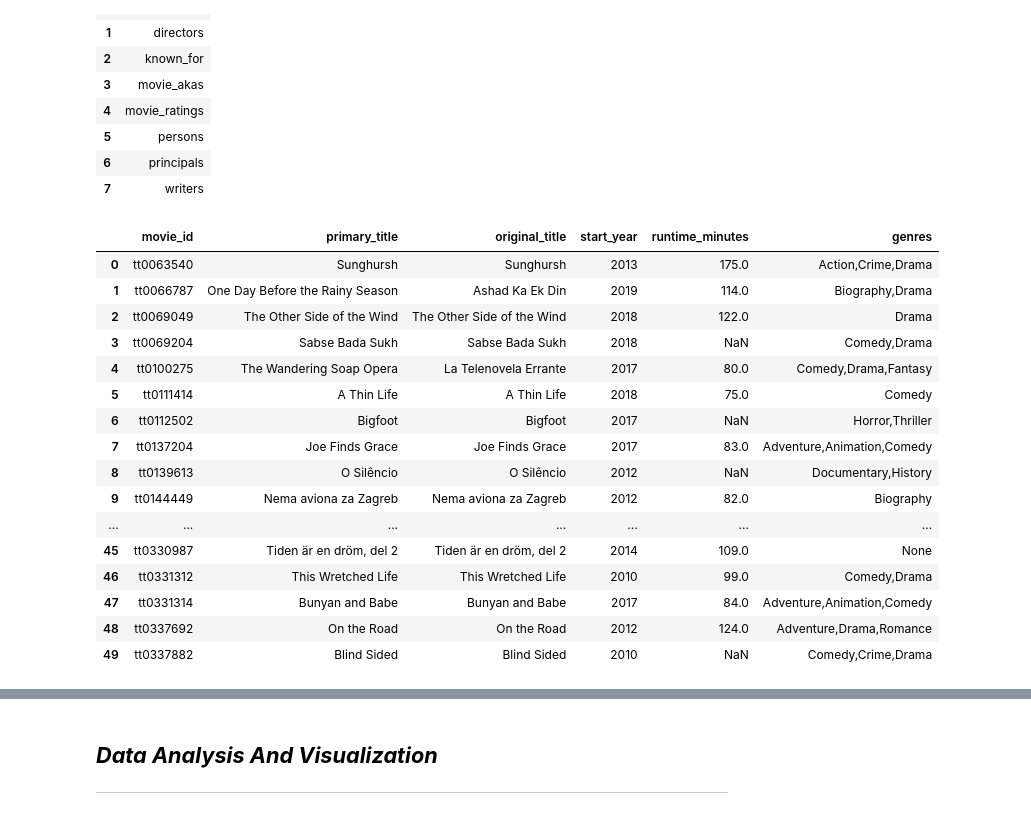
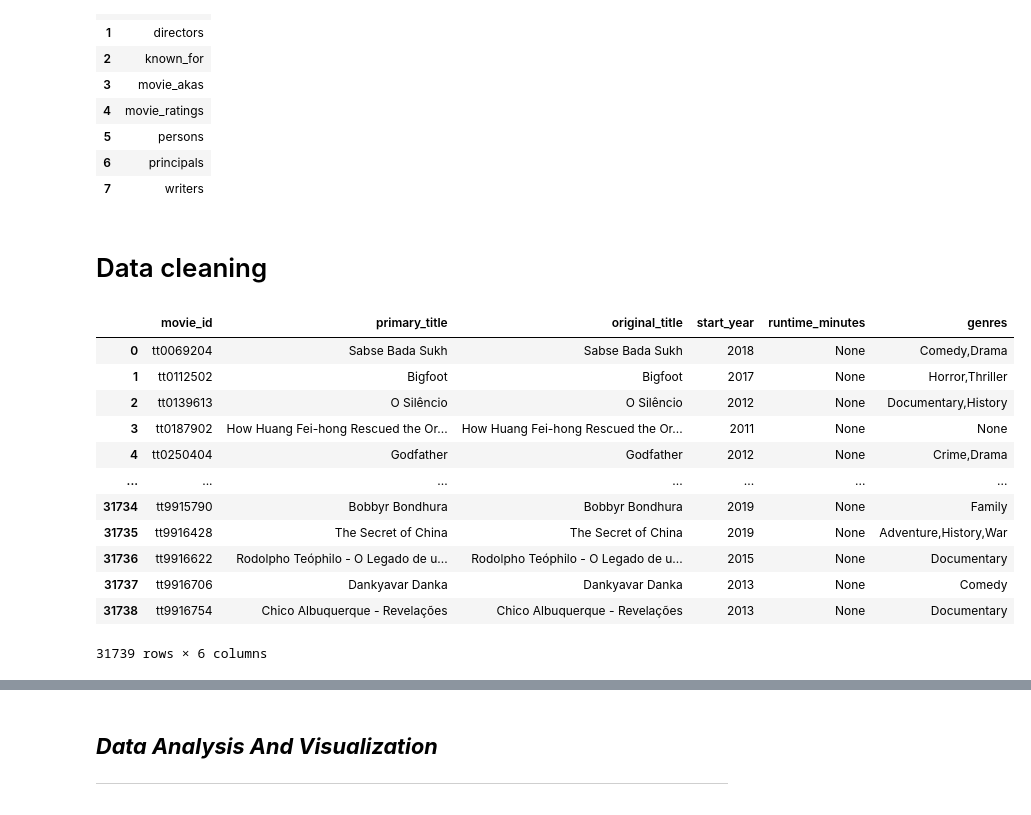
Before and after one commit to Alanmuchiri/Group7---Phase-2, a Jupyter notebook: film_performance.ipynb, the cells around one changed output, grey strips where cells are left out. Drawn from its saved outputs; the diff is of its cells as text; code cells hidden in the pictures.

```diff
--- a/film_performance.ipynb
+++ b/film_performance.ipynb
@@ -377,28 +378,26 @@ WHERE type = 'table';
 | 5 | persons |
 | 6 | principals |
 | 7 | writers |
+# %% [markdown]
+# Data cleaning
 # %%
 pd.read_sql("""
 SELECT *
 FROM movie_basics
-LIMIT 50;
+WHERE runtime_minutes IS NULL;
 """,conn
 )
 # %% [output]
 |  | movie_id | primary_title | original_title | start_year | runtime_minutes | genres |
-| 0 | tt0063540 | Sunghursh | Sunghursh | 2013 | 175.0 | Action,Crime,Drama |
-| 1 | tt0066787 | One Day Before the Rainy Season | Ashad Ka Ek Din | 2019 | 114.0 | Biography,Drama |
-| 2 | tt0069049 | The Other Side of the Wind | The Other Side of the Wind | 2018 | 122.0 | Drama |
-| 3 | tt0069204 | Sabse Bada Sukh | Sabse Bada Sukh | 2018 | NaN | Comedy,Drama |
-| 4 | tt0100275 | The Wandering Soap Opera | La Telenovela Errante | 2017 | 80.0 | Comedy,Drama,Fantasy |
-| 5 | tt0111414 | A Thin Life | A Thin Life | 2018 | 75.0 | Comedy |
-| 6 | tt0112502 | Bigfoot | Bigfoot | 2017 | NaN | Horror,Thriller |
-| 7 | tt0137204 | Joe Finds Grace | Joe Finds Grace | 2017 | 83.0 | Adventure,Animation,Comedy |
-| 8 | tt0139613 | O Silêncio | O Silêncio | 2012 | NaN | Documentary,History |
-| 9 | tt0144449 | Nema aviona za Zagreb | Nema aviona za Zagreb | 2012 | 82.0 | Biography |
+| 0 | tt0069204 | Sabse Bada Sukh | Sabse Bada Sukh | 2018 | None | Comedy,Drama |
+| 1 | tt0112502 | Bigfoot | Bigfoot | 2017 | None | Horror,Thriller |
+| 2 | tt0139613 | O Silêncio | O Silêncio | 2012 | None | Documentary,History |
+| 3 | tt0187902 | How Huang Fei-hong Rescued the Or... | How Huang Fei-hong Rescued the Or... | 2011 | None | None |
+| 4 | tt0250404 | Godfather | Godfather | 2012 | None | Crime,Drama |
 | ... | ... | ... | ... | ... | ... | ... |
-| 45 | tt0330987 | Tiden är en dröm, del 2 | Tiden är en dröm, del 2 | 2014 | 109.0 | None |
-| 46 | tt0331312 | This Wretched Life | This Wretched Life | 2010 | 99.0 | Comedy,Drama |
-| 47 | tt0331314 | Bunyan and Babe | Bunyan and Babe | 2017 | 84.0 | Adventure,Animation,Comedy |
-| 48 | tt0337692 | On the Road | On the Road | 2012 | 124.0 | Adventure,Drama,Romance |
-| 49 | tt0337882 | Blind Sided | Blind Sided | 2010 | NaN | Comedy,Crime,Drama |
+| 31734 | tt9915790 | Bobbyr Bondhura | Bobbyr Bondhura | 2019 | None | Family |
+| 31735 | tt9916428 | The Secret of China | The Secret of China | 2019 | None | Adventure,History,War |
+| 31736 | tt9916622 | Rodolpho Teóphilo - O Legado de u... | Rodolpho Teóphilo - O Legado de u... | 2015 | None | Documentary |
+| 31737 | tt9916706 | Dankyavar Danka | Dankyavar Danka | 2013 | None | Comedy |
+| 31738 | tt9916754 | Chico Albuquerque - Revelações | Chico Albuquerque - Revelações | 2013 | None | Documentary |
+31739 rows × 6 columns
```
Also changed, not shown: parts of 16 cells of this notebook, 14 other files.
